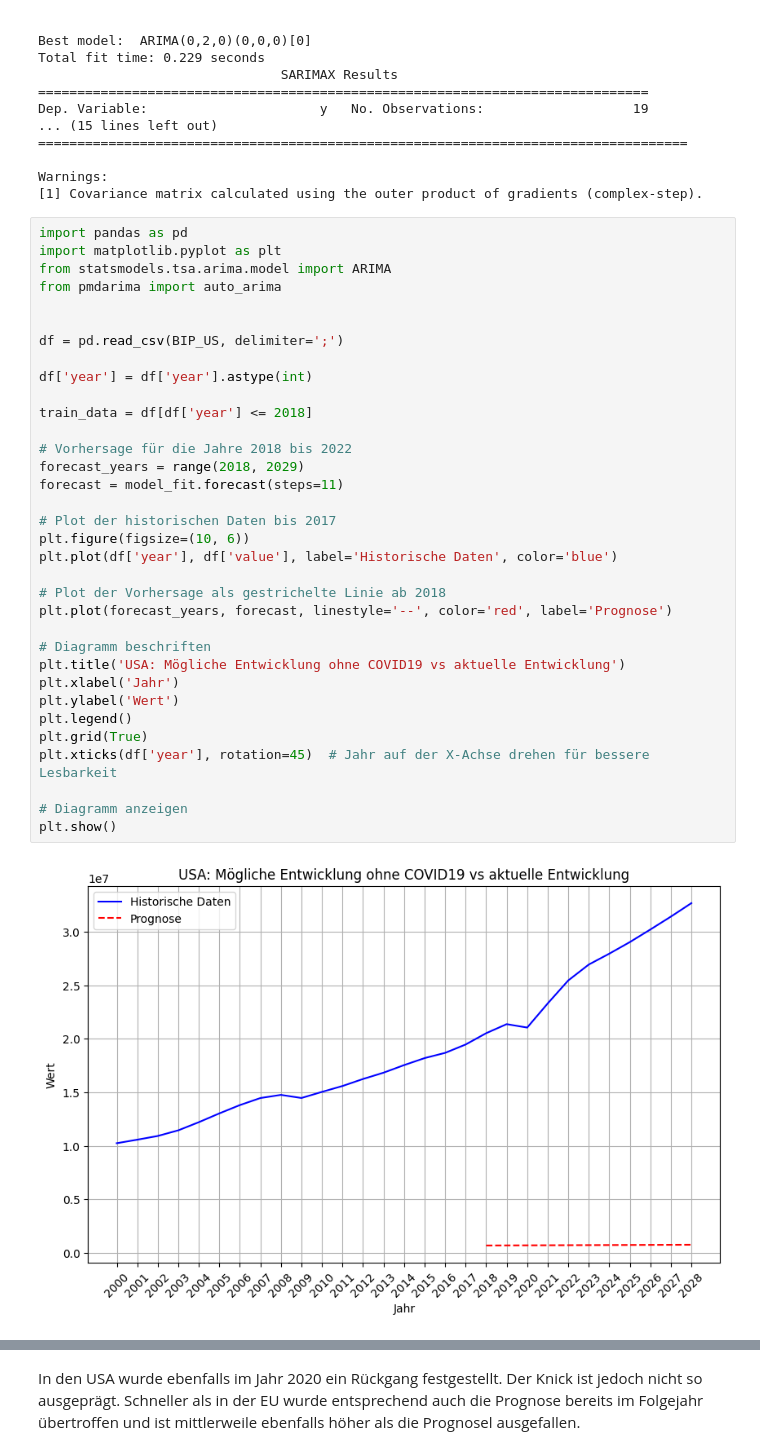
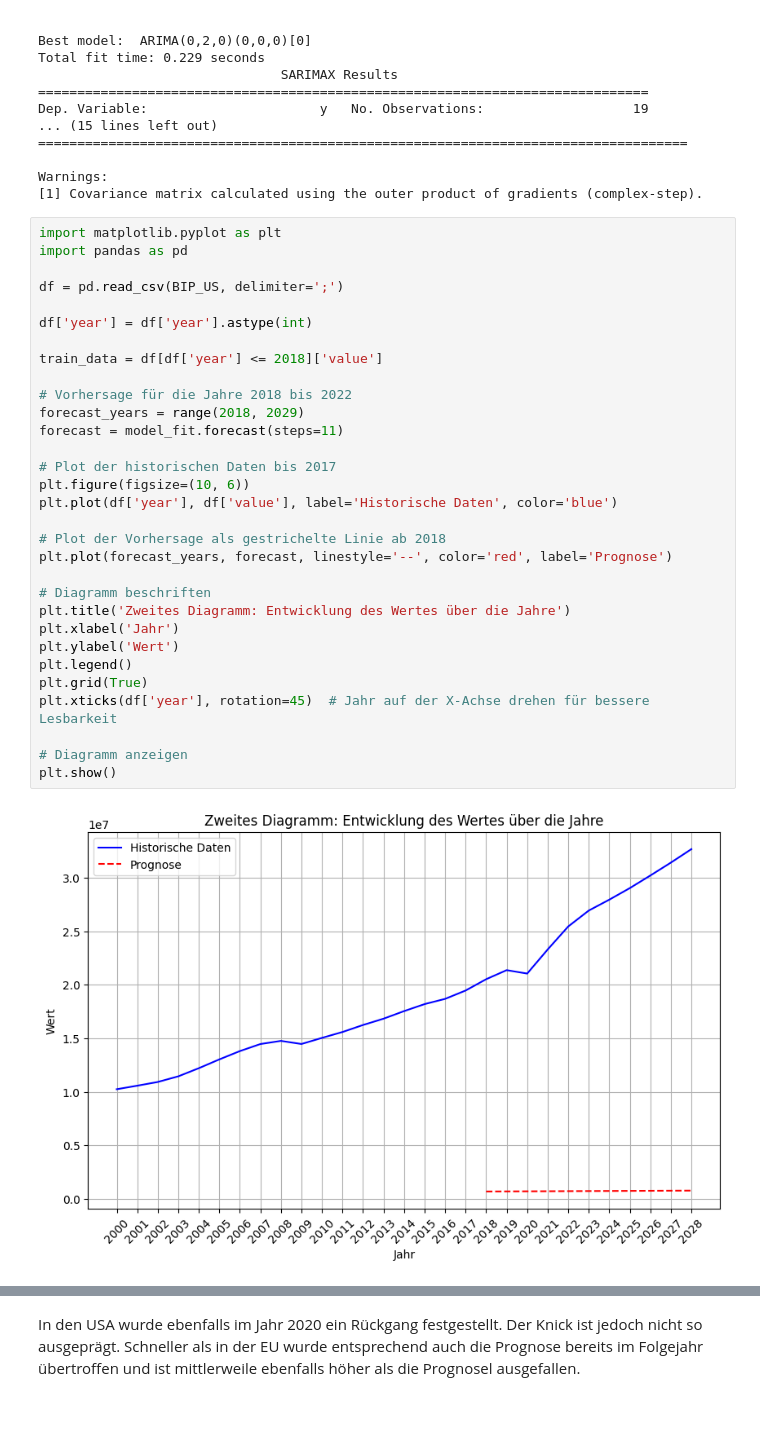
Before and after one commit to fischer-lukas/bina24_cifci_fischer, a Jupyter notebook: BINA_FS24_Volkswirtschaft.ipynb, the cells around one changed output, grey strips where cells are left out. Cells and saved outputs as stored; diff of their text form; blank space fills up the shorter version.

```diff
--- a/BINA_FS24_Volkswirtschaft.ipynb
+++ b/BINA_FS24_Volkswirtschaft.ipynb
@@ -1173,38 +1172,35 @@ Dep. Variable:                      y   No. Observations:                   19
 Warnings:
 [1] Covariance matrix calculated using the outer product of gradients (complex-step).
 # %%
+import matplotlib.pyplot as plt
 import pandas as pd
-import matplotlib.pyplot as plt
-from statsmodels.tsa.arima.model import ARIMA
-from pmdarima import auto_arima
-
 
 df = pd.read_csv(BIP_US, delimiter=';')
 
 df['year'] = df['year'].astype(int)
 
-train_data = df[df['year'] <= 2018]
+train_data = df[df['year'] <= 2018]['value']
 
 # Vorhersage für die Jahre 2018 bis 2022
 forecast_years = range(2018, 2029)
 forecast = model_fit.forecast(steps=11)
 
 # Plot der historischen Daten bis 2017
 plt.figure(figsize=(10, 6))
 plt.plot(df['year'], df['value'], label='Historische Daten', color='blue')
 
 # Plot der Vorhersage als gestrichelte Linie ab 2018
 plt.plot(forecast_years, forecast, linestyle='--', color='red', label='Prognose')
 
 # Diagramm beschriften
-plt.title('USA: Mögliche Entwicklung ohne COVID19 vs aktuelle Entwicklung')
+plt.title('Zweites Diagramm: Entwicklung des Wertes über die Jahre')
 plt.xlabel('Jahr')
 plt.ylabel('Wert')
 plt.legend()
 plt.grid(True)
 plt.xticks(df['year'], rotation=45)  # Jahr auf der X-Achse drehen für bessere Lesbarkeit
 
 # Diagramm anzeigen
 plt.show()
 # %% [output]
-[figure, old version]
+[figure, new version]
```
Also changed, not shown: parts of 2 cells of this notebook.
